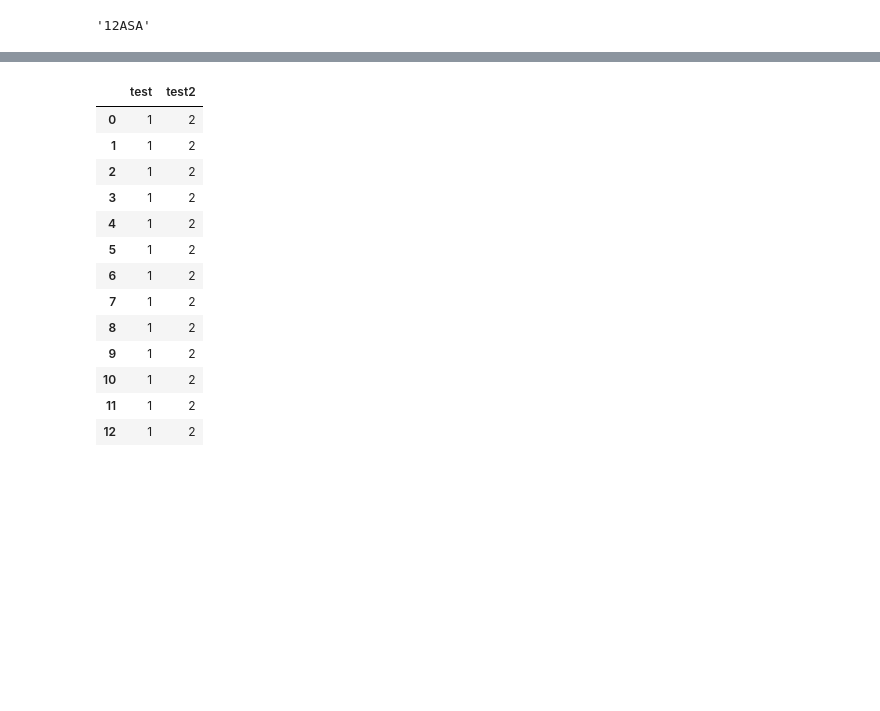
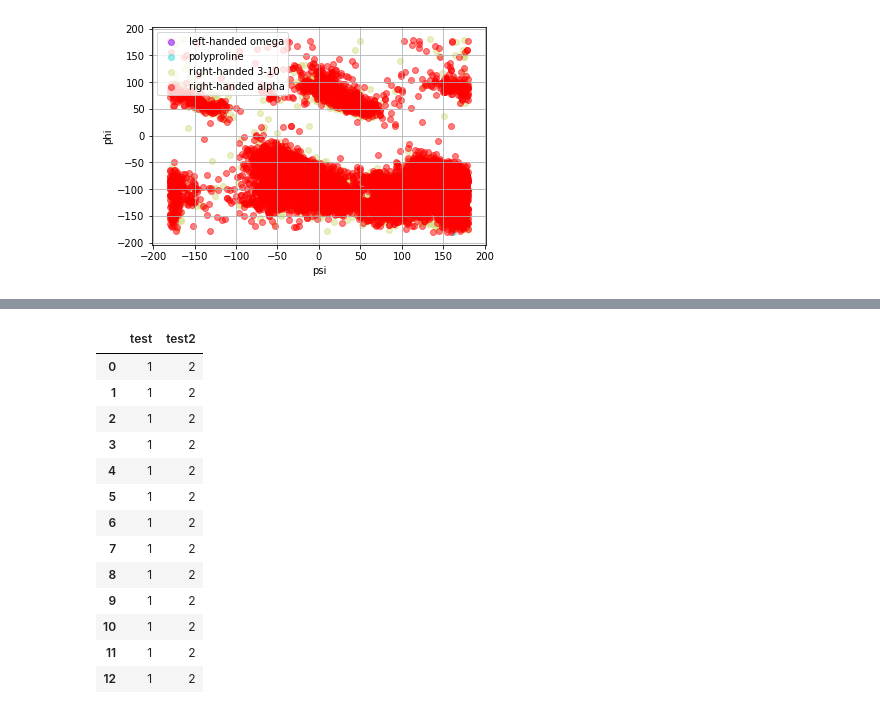
Before and after one commit to sangchoi93/bioinformatics_group_project_1, a Jupyter notebook: playground.ipynb, the cells around one changed output, grey strips where cells are left out. Saved outputs shown, nothing was run; the diff lists cells and outputs as text; code cells hidden in the pictures; blank space fills up the shorter version.

```diff
--- a/playground.ipynb
+++ b/playground.ipynb
@@ -108,4 +81,25 @@ pdb_utilities.plot_ramachandran(pdb_utilities.build_ramachandran_aa('VAL'))
-# %%
-pdb_utilities.df_helix[['protein_name', 'helix_class', 'init_seq_num', 'end_seq_num']].values[0][0]
-# %% [output]
-'12ASA'
+# %%
+import pandas as pd
+import numpy as np
+import json
+from scrape_pdb import pdb_parser
+from matplotlib import pyplot as plt
+from matplotlib import cm
+
+def plot_ramachandran(df:pd.DataFrame, colorcode_by: str=''):
+    plt.grid()
+    plt.xlabel('psi')
+    plt.ylabel('phi')
+    if colorcode_by:
+        classes = list(np.unique(df[colorcode_by]))
+        colors = cm.rainbow(np.linspace(0, 1, len(classes)))
+        for cl, c in zip(classes, colors):
+            df_tmp = df[df[colorcode_by] == cl]
+            plt.scatter(df_tmp['psi'], df_tmp['phi'], alpha=0.5, color=c)
+        plt.legend(classes, loc='best')
+    else:
+        plt.scatter(df['psi'], df['phi'], alpha=0.5)
+# %%
+plot_ramachandran(df_ram, 'helix_type')
+# %% [output]
+[figure, added]
```
Also changed, not shown: parts of 8 cells of this notebook, 1 other file.
